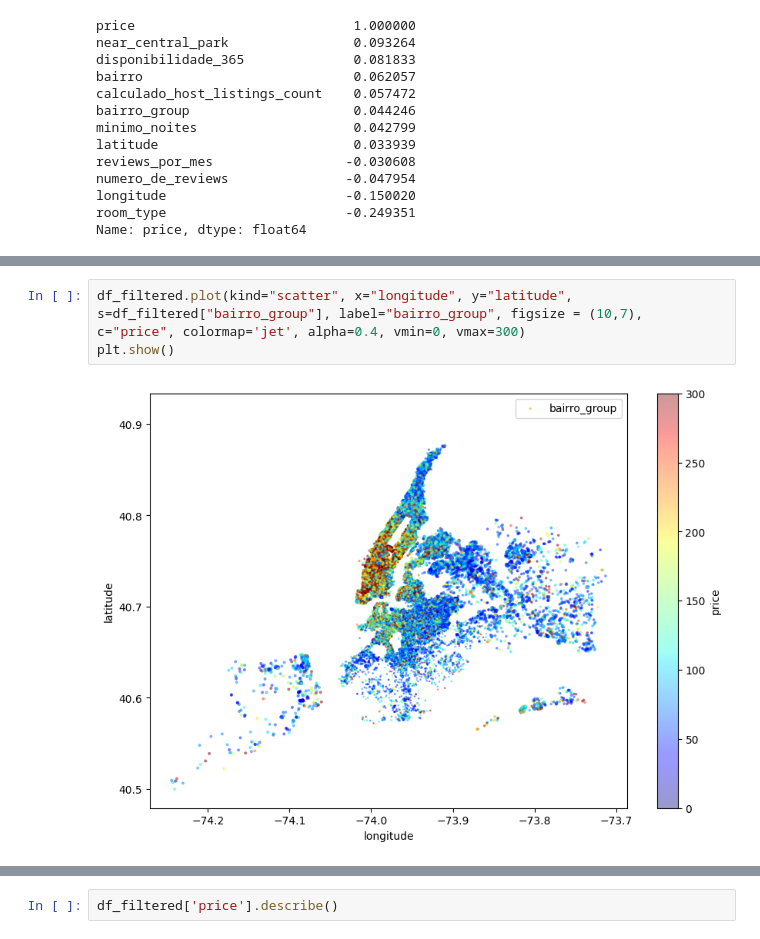
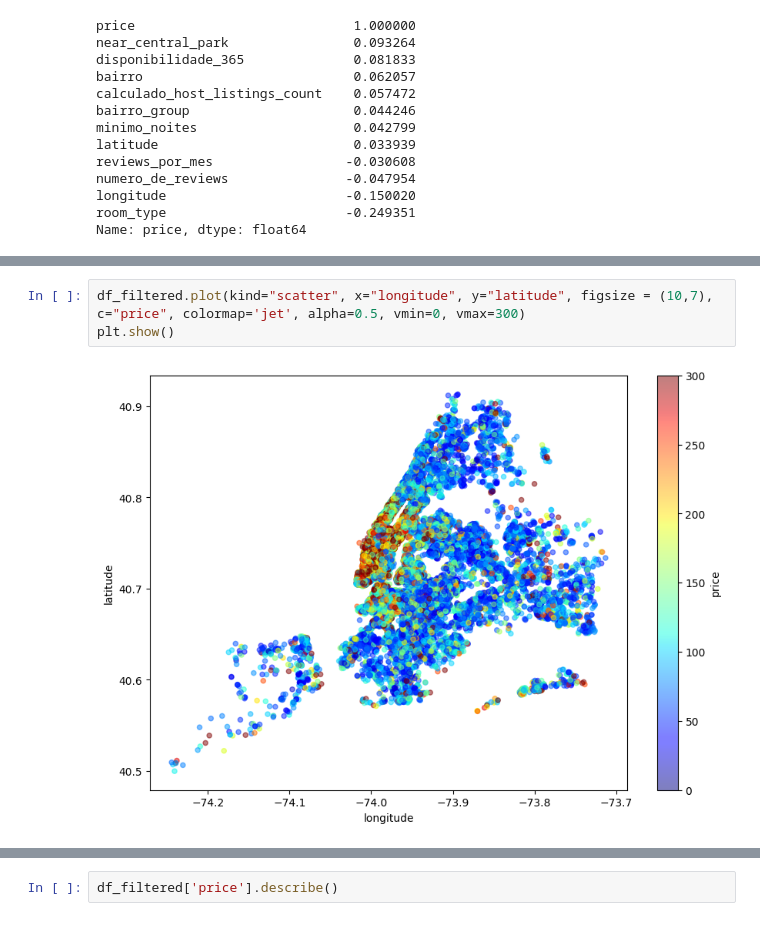
Before and after one commit to gdac7/lighthouse, a Jupyter notebook: eda.ipynb, the cells around one changed output, grey strips where cells are left out. Drawn from its saved outputs; the diff is of its cells as text.

```diff
--- a/eda.ipynb
+++ b/eda.ipynb
@@ -269,7 +323,7 @@ encoder.categories_
         'Woodhaven', 'Woodlawn', 'Woodrow', 'Woodside'], dtype=object),
  array(['Entire home/apt', 'Private room', 'Shared room'], dtype=object)]
 # %%
-df_filtered.plot(kind="scatter", x="longitude", y="latitude", s=df_filtered["bairro_group"], label="bairro_group", figsize = (10,7), c="price", colormap='jet', alpha=0.4, vmin=0, vmax=300)
+df_filtered.plot(kind="scatter", x="longitude", y="latitude", figsize = (10,7), c="price", colormap='jet', alpha=0.5, vmin=0, vmax=300)
 plt.show()
 # %% [output]
-[figure, old version]
+[figure, new version]
```
Also changed, not shown: parts of 19 cells of this notebook, 5 other files.
